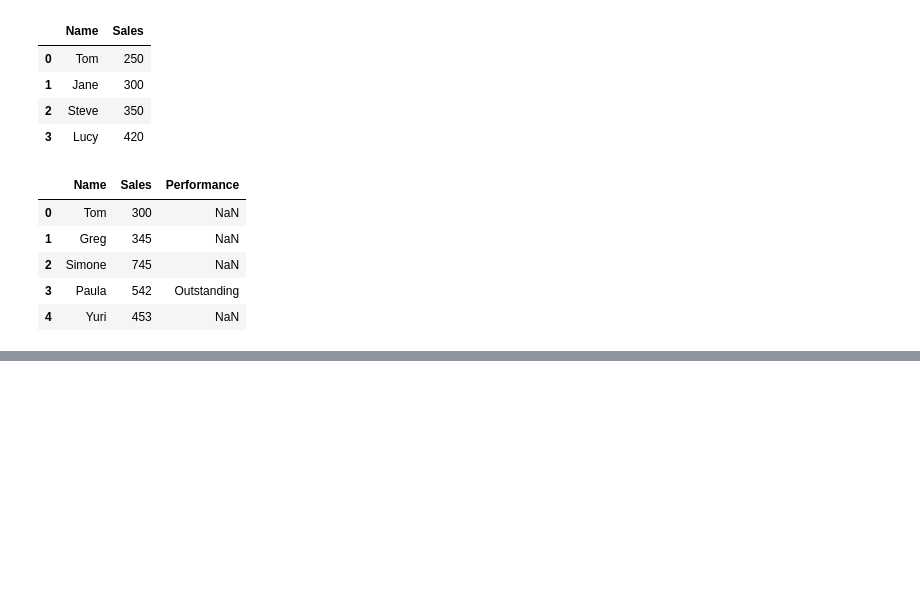
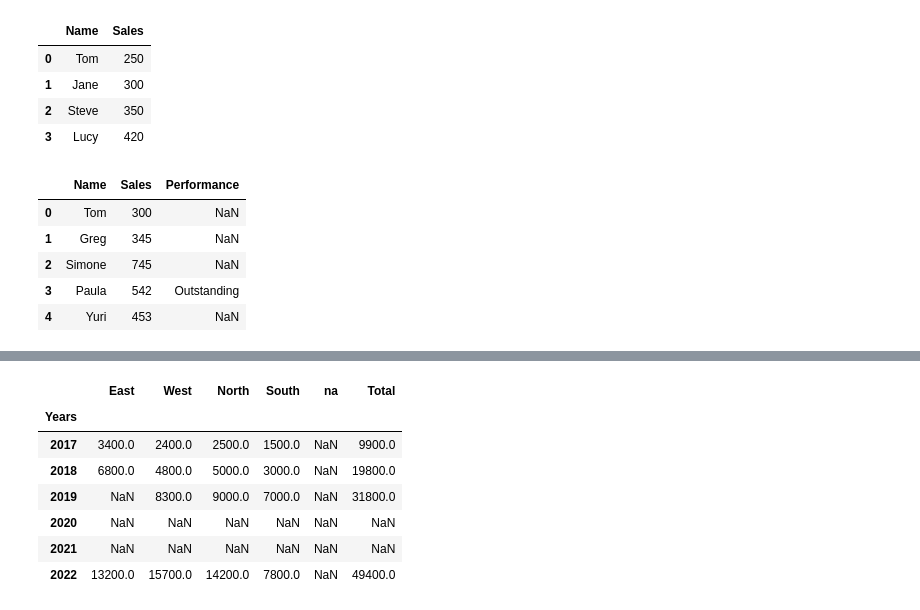
Before and after one commit to Ade4444/Data37Python, a Jupyter notebook: NumPyNotes/pandas_intro.ipynb, the cells around one changed output, grey strips where cells are left out. Saved outputs shown, nothing was run; the diff lists cells and outputs as text; code cells hidden in the pictures; blank space fills up the shorter version.

```diff
--- a/NumPyNotes/pandas_intro.ipynb
+++ b/NumPyNotes/pandas_intro.ipynb
@@ -346,0 +862,11 @@ df_list_dicts[["Name", "Sales", "Grades"]]
+# %%
+new_region.sort_index().cumsum()
+# %% [output]
+|  | East | West | North | South | na | Total |
+| Years |  |  |  |  |  |  |
+| 2017 | 3400.0 | 2400.0 | 2500.0 | 1500.0 | NaN | 9900.0 |
+| 2018 | 6800.0 | 4800.0 | 5000.0 | 3000.0 | NaN | 19800.0 |
+| 2019 | NaN | 8300.0 | 9000.0 | 7000.0 | NaN | 31800.0 |
+| 2020 | NaN | NaN | NaN | NaN | NaN | NaN |
+| 2021 | NaN | NaN | NaN | NaN | NaN | NaN |
+| 2022 | 13200.0 | 15700.0 | 14200.0 | 7800.0 | NaN | 49400.0 |
```
Also changed, not shown: parts of 88 cells of this notebook, 8 other files.
